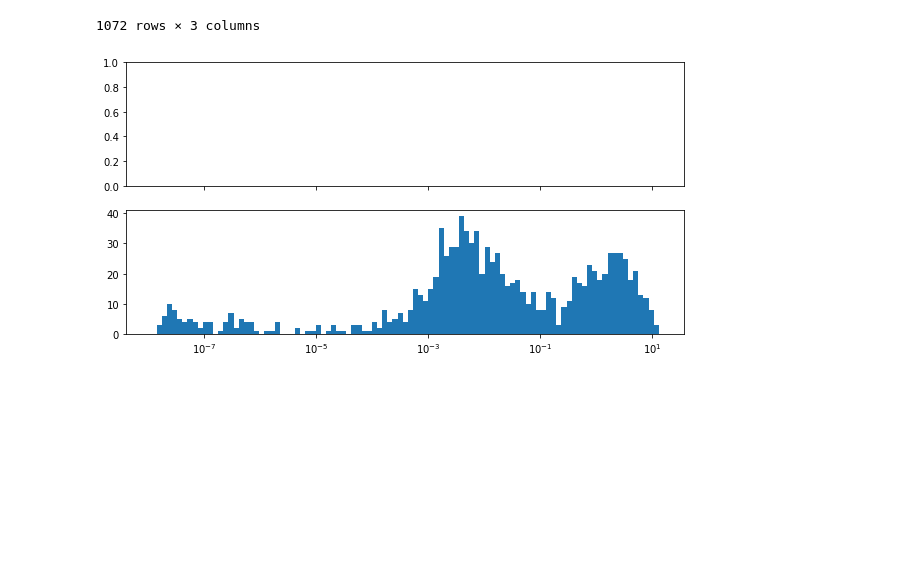
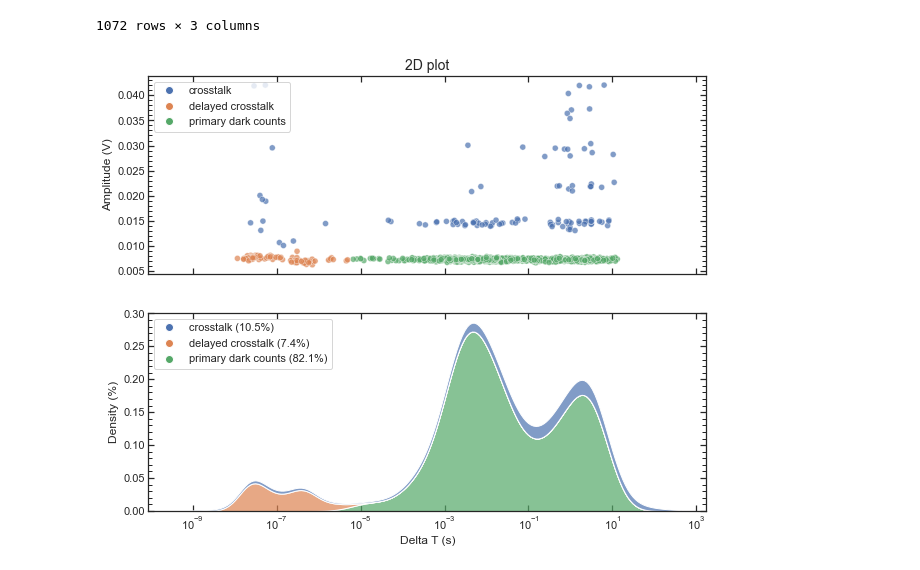
Before and after one commit to martina01natali/OOPROJECT, a Jupyter notebook: pyproj/branch_dcr/dcr_analysis.ipynb, the cells around one changed output. Cells and saved outputs as stored; diff of their text form; code cells hidden in the pictures; blank space fills up the shorter version.

```diff
--- a/pyproj/branch_dcr/dcr_analysis.ipynb
+++ b/pyproj/branch_dcr/dcr_analysis.ipynb
@@ -566,42 +566,46 @@ def plot_2d(data, sns_palette='deep', title='2D plot',
     from matplotlib.patches import Patch
     from matplotlib.lines import Line2D
 
+    # Preprocessing
+    mins = data
+    n_mins = len(mins)
+    noise_list_red = mins.groupby('Noise').count().index.values
+
+    deep_cmap = sns.color_palette(sns_palette, 10)
+    palette = sns.color_palette([deep_cmap[i] for i in range(len(noise_list_red))])
+    palette_dict = {noise_list_red[i] : palette[i] for i in range(len(noise_list_red))}
+    mean_dict = {key : mins.groupby('Noise').mean().loc[key]['Delta T (s)'] for key in noise_list_red}
+    percent_dict = {key : mins.groupby('Noise').count().loc[key].values[0]/n_mins*100 for key in noise_list_red}
+
+    # Plotting
     f, axs = plt.subplots(2, 1, figsize=(10, 8), sharex=True, sharey=False)
     ax1 = axs[0]
     ax2 = axs[1]
 
-    mins = data
     sns.scatterplot(data=mins, x="Delta T (s)", y="Amplitude (V)", hue="Noise", ax=ax1,
+                    hue_order=[key for key in noise_list_red],
                     alpha=0.7, legend=False, palette=sns_palette)
     sns.kdeplot(data=mins, x="Delta T (s)", hue="Noise", ax=ax2,
-                 multiple="stack", fill=True, log_scale=True, common_norm=True,
-                 edgecolor='white', alpha=0.7, palette=sns_palette,
-                 legend=False)
+                hue_order=[key for key in noise_list_red],
+                multiple="stack", fill=True, log_scale=True, common_norm=True,
+                edgecolor='white', alpha=0.7, palette=sns_palette,
+                legend=False)
 
     ax1.set_title(title, fontsize=14)
     ax1.set_xscale('log')
     ax2.set_xscale('log')
     ax2.set_ylabel('Density (%)')
 
-    n_mins = len(mins)
-    noise_list_red = mins.groupby('Noise').count().index.values
-    noise_list_red = sorted(noise_list_red, reverse=True)
+    legend_scatter = [Line2D([0], [0], marker='o', color='w', label=key,
+                              markerfacecolor=palette_dict[key], markersize=8) for key in palette_dict.keys()]
 
-    noise_mean_t = [mins.groupby('Noise').mean().loc[i]['Delta T (s)'] for i in noise_list_red]
-    noise_percent = [mins.groupby('Noise').count().loc[i].values[0]/n_mins*100 for i in noise_list_red]
-
-    deep_cmap = sns.color_palette(sns_palette, 10)
-    palette = sns.color_palette([deep_cmap[i] for i in range(len(noise_list_red))])
-
-    legend_scatter = [Line2D([0], [0], marker='o', color='w', label=f'{noise_list_red[i]}',
-                              markerfacecolor=palette[i], markersize=8) for i in range(len(noise_list_red))]
-
-    legend_kde = [Line2D([0], [0], marker='o', color='w', label=f'{noise_list_red[i]} '+'({0:0.1f}%)'.format(noise_percent[i]),
-                              markerfacecolor=palette[i], markersize=8) for i in range(len(noise_list_red))]
+    legend_kde = [Line2D([0], [0], marker='o', color='w', label=key+' ({0:0.1f}%)'.format(percent_dict[key]),
+                              markerfacecolor=palette_dict[key], markersize=8) for key in palette_dict.keys()]
 
     ax1.legend(handles=legend_scatter, loc='upper left')
     ax2.legend(handles=legend_kde, loc='upper left') #bbox_to_anchor=(1.05, 1), loc=2, borderaxespad=0.)
 
+    # Output control
     if show==True:
         plt.show()
     else:
@@ -689,28 +693,7 @@ mins
 | 6238221 | 998 | 1.396270 | 0.007116 | primary dark counts |
 | 6244475 | 999 | 1.322320 | 0.007450 | primary dark counts |
 1072 rows × 3 columns
-# %%
-# una volta trovati tutti picchi possiamo costruire il grafico ed estrarre i valori di DCR, AP e CT
-
-fig, axs = plt.subplots(2,1,figsize=(10,5), sharex=True, squeeze=True,)
-
-# axs[0].scatter(mins['Delta T (s)'],mins['Amplitude (V)'])
-# axs[0].set_xscale('log')
-
-# hist, bins, _ = plt.hist(mins['Delta T (s)'], bins=100,)
-axs[1].hist(mins['Delta T (s)'], bins=logbins)
-axs[1].set_xscale('log')
-
-# plt.savefig('Amplitude_vs_dt.pdf')
-plt.show()
-plt.close()
-
-# La Dark Count Rate è semplicemente il numero di eventi considerati validi, diviso per il tempo
-# totale di misura
-# la probabilità di After Pulse è la precentuale di eventi con delta t inferiore a 6 microsecondi
-# la probabilità di Cross Talk è la percentuale di eventi con ampiezza superiore a 1 p.e.
-# (p.e. = fotoelettrone, nel nostro caso pari a 8 mV)
-# %% [output]
-[figure, removed]
 # %%
-plot_2d(mins, show=False, save=True, save_extension='pdf')
+plot_2d(mins, show=True, save=True, save_extension='pdf')
+# %% [output]
+[figure, added]
```
Also changed, not shown: parts of 5 cells of this notebook, 6 other files.
